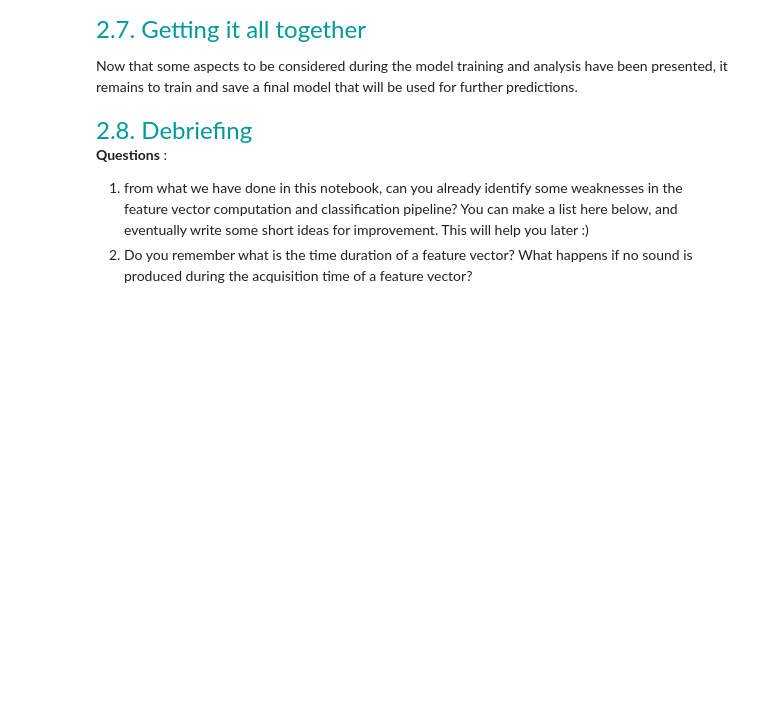
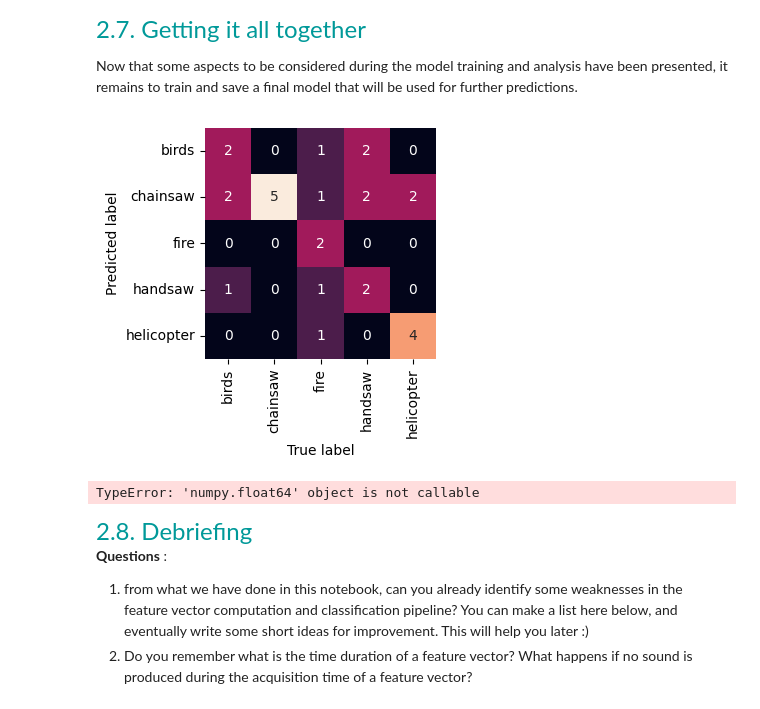
Before and after one commit to LoicTumelaire/LELEC210X, a Jupyter notebook: classification/h5a2_audio.ipynb, the cells around one changed output. Drawn from its saved outputs; the diff is of its cells as text; code cells hidden in the pictures; blank space fills up the shorter version.

Commit message:
modelV1

```diff
--- a/classification/h5a2_audio.ipynb
+++ b/classification/h5a2_audio.ipynb
@@ -649,3 +635,73 @@ pickle.dump(model, open(model_dir + filename, "wb"))
+# %%
+### TO COMPLETE
+
+# [1] Create dataset of feature vectors and split it.
+# (optional) with data augmentation
+myds = Feature_vector_DS(dataset, Nft=512, nmel=20, duration=950, shift_pct=0.2)
+
+#Create model
+K = 11  # Number of neighbours for the KNN
+model_knn = KNeighborsClassifier(
+    n_neighbors=K, weights="distance", algorithm="auto", metric="minkowski"
+)
+
+# X_train, X_test, y_train, y_test = ...
+X_train, X_test, y_train, y_test = train_test_split( X, y, test_size=0.3, stratify=y)
+
+# Fit the model
+n_splits = 5
+kf = StratifiedKFold(n_splits=n_splits, shuffle=True)
+
+accuracy_knn = np.zeros((n_splits,))
+for k, idx in enumerate(kf.split(X_train, y_train)):
+    (idx_learn, idx_val) = idx
+    model_knn.fit(X_train[idx_learn], y_train[idx_learn])
+    prediction_knn = model_knn.predict(X_train[idx_val])
+    #accuracy_knn[k] = accuracy(prediction_knn, y_train[idx_val])
+
+#accuracy_knn = accuracy(prediction_knn, y_test)
+
+
+# [2] (optional) Data normalization
+dB_mismatch = 100  # Play with this value
+
+X_learn_normalised = X_train[idx_learn] / np.linalg.norm(
+    X_train[idx_learn], axis=1, keepdims=True
+)
+model_knn = KNeighborsClassifier(n_neighbors=10, weights="distance")
+model_knn.fit(X_learn_normalised, y_train[idx_learn])
+
+X_val_scaled = X_train[idx_val] * 10 ** (-dB_mismatch / 20)
+X_val_normalised = X_val_scaled / np.linalg.norm(X_val_scaled, axis=1, keepdims=True)
+
+prediction_knn = model_knn.predict(X_val_normalised)
+show_confusion_matrix(prediction_knn, y_train[idx_val], classnames)
+#accuracy_knn = accuracy(prediction_knn, y_train[idx_val])
+
+# [3] (optional) dimensionality reduction. PCA
+n = 5  # Number of principal components kept
+pca = PCA(n_components=n, whiten=True)
+X_learn_reduced = pca.fit_transform(X_train[idx_learn])
+X_val_reduced = pca.transform(X_train[idx_val])
+
+
+# [4] Model training and selection.
+K = 11  # Number of neighbours
+model = KNeighborsClassifier(n_neighbors=K, weights="distance")
+model.fit(X_train, y_train)
+prediction = model.predict(X_test)
+accuracy = accuracy(prediction, y_test)
+
+# [5] Save the trained model, eventually the pca.
+filename = "model.pickle"
+pickle.dump(model, open(model_dir + filename, "wb"))
+
+# [6] Evaluate the model.
+print(f"Accuracy of KNN with fixed train/validation sets : {100 * accuracy:.1f}%")
+show_confusion_matrix(prediction_knn, y_test, classnames)
+# %% [output]
+[figure, added]
+TypeError: 'numpy.float64' object is not callable
 # %% [markdown]
 <font size=5 color=#009999> 2.8. Debriefing </font> <br>
 **Questions** :
```
Also changed, not shown: parts of 11 cells of this notebook, 1 other file.
